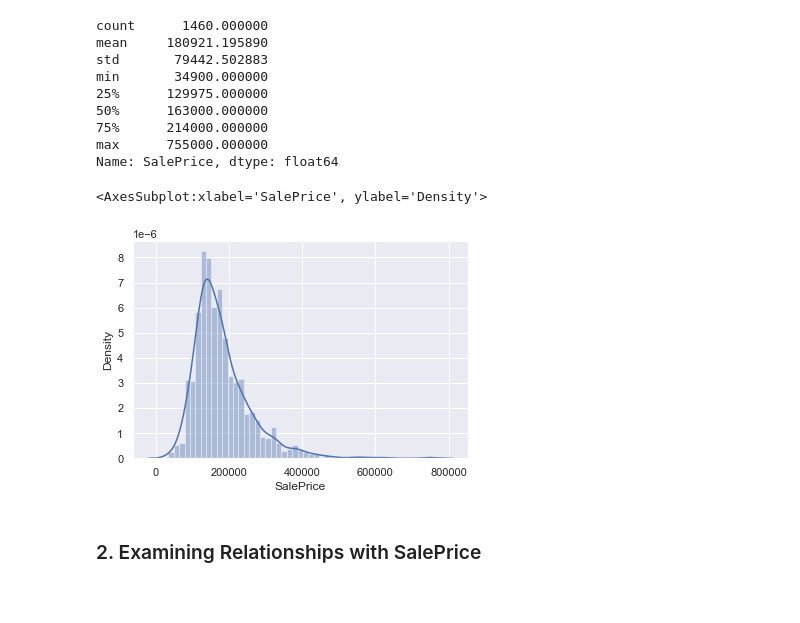
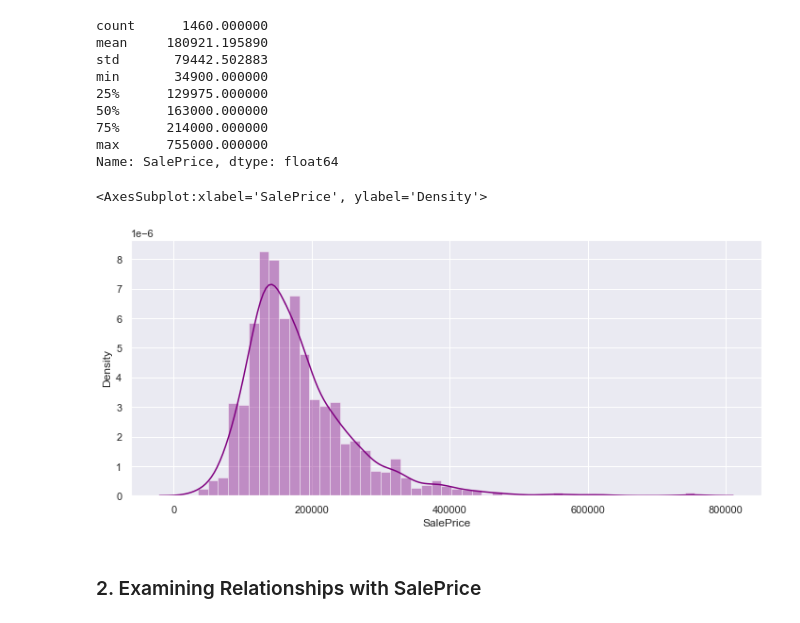
Before and after one commit to AmoghPradeep/house-price-prediction, a Jupyter notebook: main.ipynb, the cells around one changed output. Saved outputs shown, nothing was run; the diff lists cells and outputs as text; code cells hidden in the pictures.

```diff
--- a/main.ipynb
+++ b/main.ipynb
@@ -123,9 +100,10 @@ min       34900.000000
 max      755000.000000
 Name: SalePrice, dtype: float64
 # %%
-sns.distplot(train_df[target], kde = True)
+plt.figure(figsize = (12, 5))
+sns.distplot(train_df[target], kde = True, color = 'Purple')
 # %% [output]
 <AxesSubplot:xlabel='SalePrice', ylabel='Density'>
-[figure, old version]
+[figure, new version]
 # %% [markdown]
 ### 2. Examining Relationships with SalePrice
```
Also changed, not shown: parts of 25 cells of this notebook.
